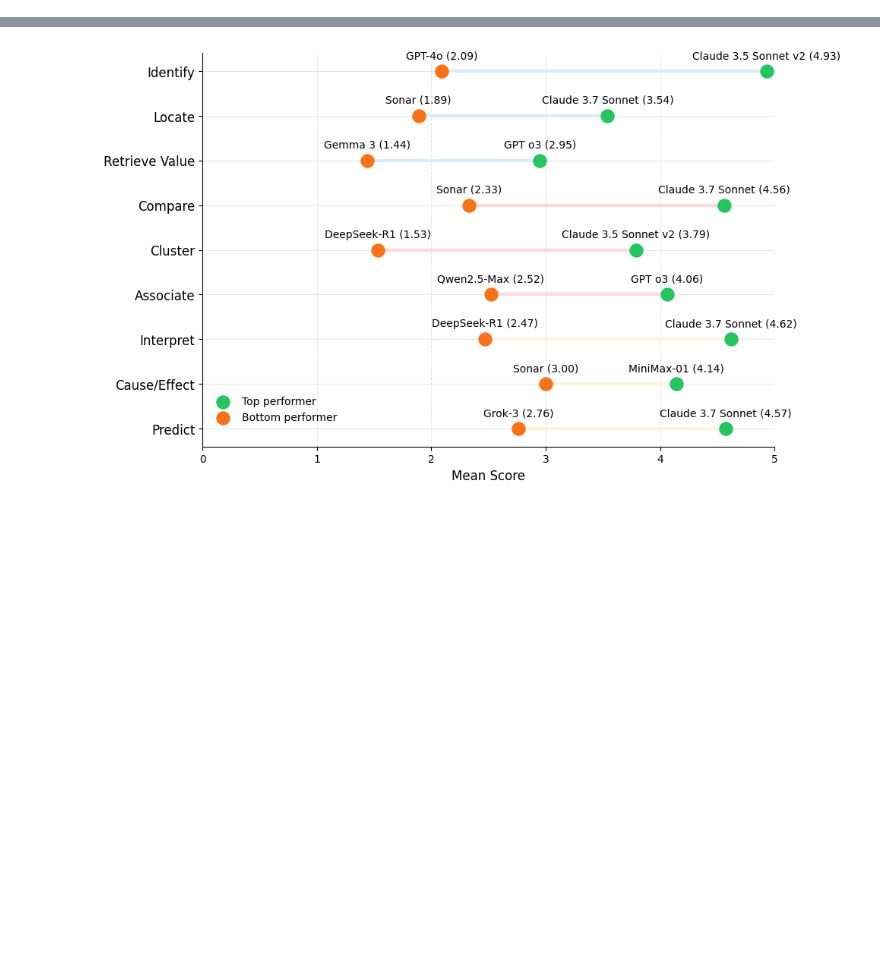
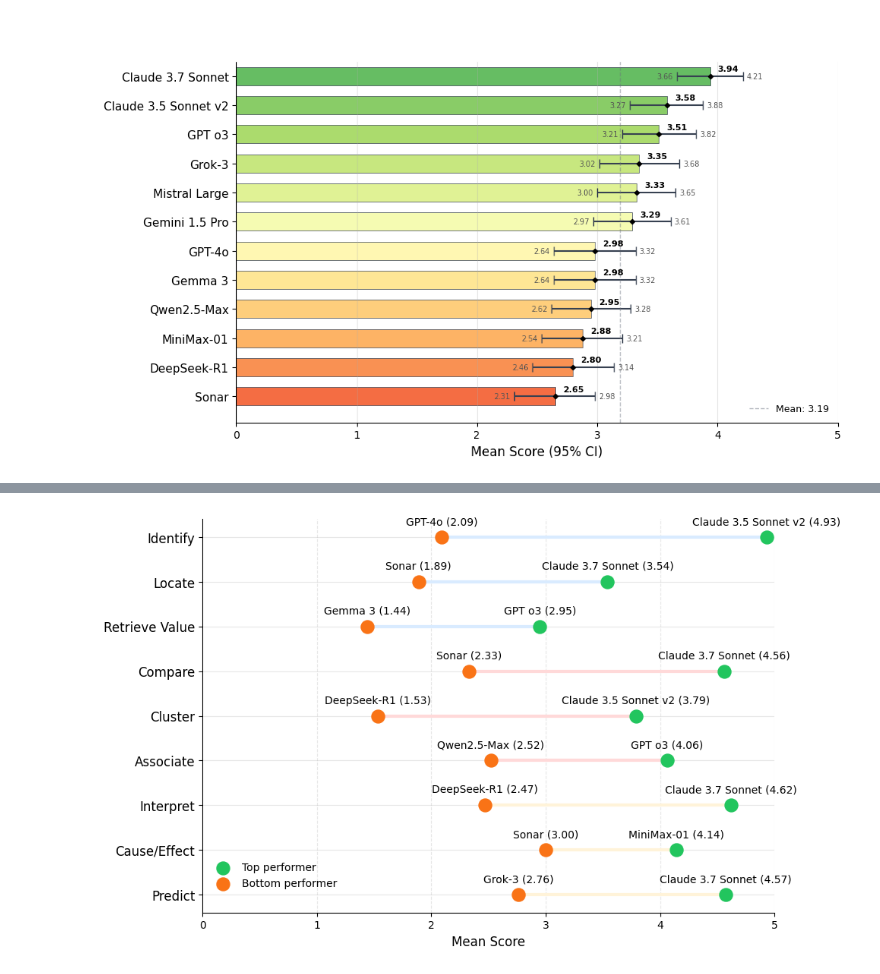
Before and after one commit to MartaSolarz/evaluation-genai-statistical-maps, a Jupyter notebook: statistical_analysis/batch_only/visualizations.ipynb, the cells around one changed output, grey strips where cells are left out. Saved outputs shown, nothing was run; the diff lists cells and outputs as text; code cells hidden in the pictures; blank space fills up the shorter version.

```diff
--- a/statistical_analysis/batch_only/visualizations.ipynb
+++ b/statistical_analysis/batch_only/visualizations.ipynb
@@ -23,3 +27,85 @@ df.sample(5)
+# %%
+import matplotlib.pyplot as plt
+import numpy as np
+import re
+
+models = ['Claude 3.7 Sonnet', 'Claude 3.5 Sonnet v2', 'GPT o3', 'Grok-3', 'Mistral Large',
+          'Gemini 1.5 Pro', 'GPT-4o', 'Gemma 3', 'Qwen2.5-Max', 'MiniMax-01', 'DeepSeek-R1', 'Sonar']
+
+mean_ci = ['3.94 (3.66-4.21)', '3.58 (3.27-3.88)', '3.51 (3.21-3.82)', '3.35 (3.02-3.68)',
+           '3.33 (3.00-3.65)', '3.29 (2.97-3.61)', '2.98 (2.64-3.32)', '2.98 (2.64-3.32)',
+           '2.95 (2.62-3.28)', '2.88 (2.54-3.21)', '2.80 (2.46-3.14)', '2.65 (2.31-2.98)']
+
+def parse_mean_ci(s):
+    match = re.match(r'([\d.]+)\s*\(([\d.]+)-([\d.]+)\)', s)
+    if match:
+        return float(match.group(1)), float(match.group(2)), float(match.group(3))
+    return None
+
+parsed = [parse_mean_ci(x) for x in mean_ci]
+means = [x[0] for x in parsed]
+ci_low = [x[1] for x in parsed]
+ci_high = [x[2] for x in parsed]
+
+errors_low = [m - l for m, l in zip(means, ci_low)]
+errors_high = [h - m for m, h in zip(means, ci_high)]
+errors = [errors_low, errors_high]
+
+fig, ax = plt.subplots(figsize=(10, 6), facecolor='white')
+ax.set_facecolor('white')
+
+y_pos = np.linspace(0, len(models)-1, len(models)) * 0.8
+colors = plt.cm.RdYlGn(np.linspace(0.2, 0.8, len(models)))[::-1]
+
+bars = ax.barh(y_pos, means, height=0.5, xerr=errors, capsize=4, color=colors,
+               edgecolor='#374151', linewidth=0.5, error_kw={'elinewidth': 1.5, 'ecolor': '#374151'})
+
+ax.set_yticks(y_pos)
+ax.set_yticklabels(models, fontfamily='sans-serif', fontsize=11)
+ax.invert_yaxis()
+
+ax.set_xlabel('Mean Score (95% CI)', fontfamily='sans-serif', fontsize=12)
+
+from matplotlib.patches import Rectangle
+rect = Rectangle(
+    (-0.1, 0.97),
+    1.1,
+    0.1,
+    transform=ax.transAxes,
+    color='white',
+    zorder=10,
+    clip_on=False
+)
+ax.add_patch(rect)
+
+for i, (bar, mean, low, high) in enumerate(zip(bars, means, ci_low, ci_high)):
+    y_center = bar.get_y() + bar.get_height() / 2
+
+    ax.scatter(mean, y_center, marker='D', color='black', s=10, zorder=2)
+
+    ax.text(mean + 0.15, y_center - 0.1, f'{mean:.2f}', ha='center', va='bottom',
+            fontfamily='sans-serif', fontsize=8, fontweight='bold')
+
+    ax.text(low - 0.1, y_center, f'{low:.2f}', ha='center', va='center',
+            fontfamily='sans-serif', fontsize=7, color='#555555')
+
+    ax.text(high + 0.1, y_center, f'{high:.2f}', ha='center', va='center',
+            fontfamily='sans-serif', fontsize=7, color='#555555')
+
+ax.set_xlim(0, 5)
+ax.axvline(x=np.mean(means), color='#6B7280', linestyle='--', linewidth=1, alpha=0.5, label=f'Mean: {np.mean(means):.2f}')
+ax.legend(loc='lower right', fontsize=9, frameon=False)
+
+ax.spines['top'].set_visible(False)
+ax.spines['right'].set_visible(False)
+ax.grid(axis='x', alpha=0.3)
+ax.grid(axis='y', alpha=0)
+
+plt.tight_layout()
+plt.savefig('../../results/plots/figure3.png', dpi=150, bbox_inches='tight', facecolor='white')
+plt.show()
+# %% [output]
+[figure, added]
 # %%
 df_plot = df[['map_usage_type', 'score']].copy()
 category_names = {
```
Also changed, not shown: parts of 11 cells of this notebook, 25 other files.
